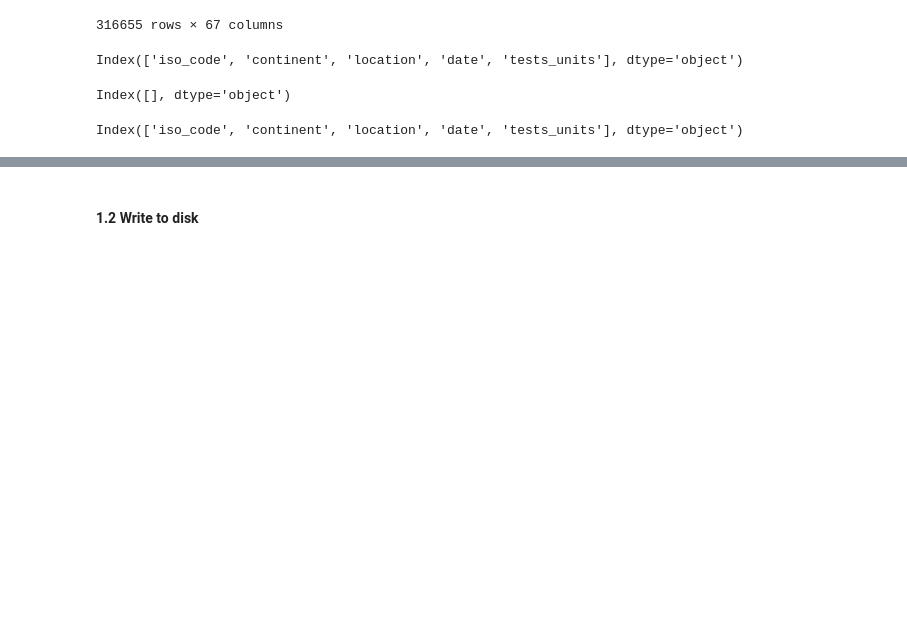
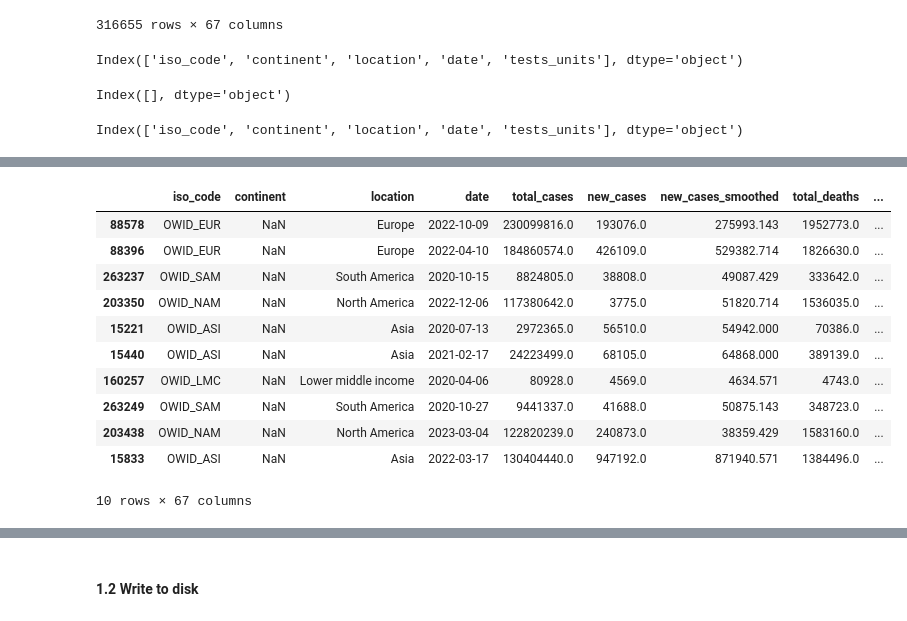
Before and after one commit to tenkara/hf-nlp, a Jupyter notebook: 5-datasets/4-experiment-arrow-parquet-csv-comparison.ipynb, the cells around one changed output, grey strips where cells are left out. Saved outputs shown, nothing was run; the diff lists cells and outputs as text; code cells hidden in the pictures; blank space fills up the shorter version.

```diff
--- a/5-datasets/4-experiment-arrow-parquet-csv-comparison.ipynb
+++ b/5-datasets/4-experiment-arrow-parquet-csv-comparison.ipynb
@@ -65,0 +92,16 @@ Index(['iso_code', 'continent', 'location', 'date', 'tests_units'], dtype='objec
+# %%
+# sample rows with null values
+df_copy[df_copy['continent'].isnull()].sample(10)
+# %% [output]
+|  | iso_code | continent | location | date | total_cases | new_cases | new_cases_smoothed | total_deaths | ... |
+| 88578 | OWID_EUR | NaN | Europe | 2022-10-09 | 230099816.0 | 193076.0 | 275993.143 | 1952773.0 | ... |
+| 88396 | OWID_EUR | NaN | Europe | 2022-04-10 | 184860574.0 | 426109.0 | 529382.714 | 1826630.0 | ... |
+| 263237 | OWID_SAM | NaN | South America | 2020-10-15 | 8824805.0 | 38808.0 | 49087.429 | 333642.0 | ... |
+| 203350 | OWID_NAM | NaN | North America | 2022-12-06 | 117380642.0 | 3775.0 | 51820.714 | 1536035.0 | ... |
+| 15221 | OWID_ASI | NaN | Asia | 2020-07-13 | 2972365.0 | 56510.0 | 54942.000 | 70386.0 | ... |
+| 15440 | OWID_ASI | NaN | Asia | 2021-02-17 | 24223499.0 | 68105.0 | 64868.000 | 389139.0 | ... |
+| 160257 | OWID_LMC | NaN | Lower middle income | 2020-04-06 | 80928.0 | 4569.0 | 4634.571 | 4743.0 | ... |
+| 263249 | OWID_SAM | NaN | South America | 2020-10-27 | 9441337.0 | 41688.0 | 50875.143 | 348723.0 | ... |
+| 203438 | OWID_NAM | NaN | North America | 2023-03-04 | 122820239.0 | 240873.0 | 38359.429 | 1583160.0 | ... |
+| 15833 | OWID_ASI | NaN | Asia | 2022-03-17 | 130404440.0 | 947192.0 | 871940.571 | 1384496.0 | ... |
+10 rows × 67 columns
```
Also changed, not shown: parts of 18 cells of this notebook.
